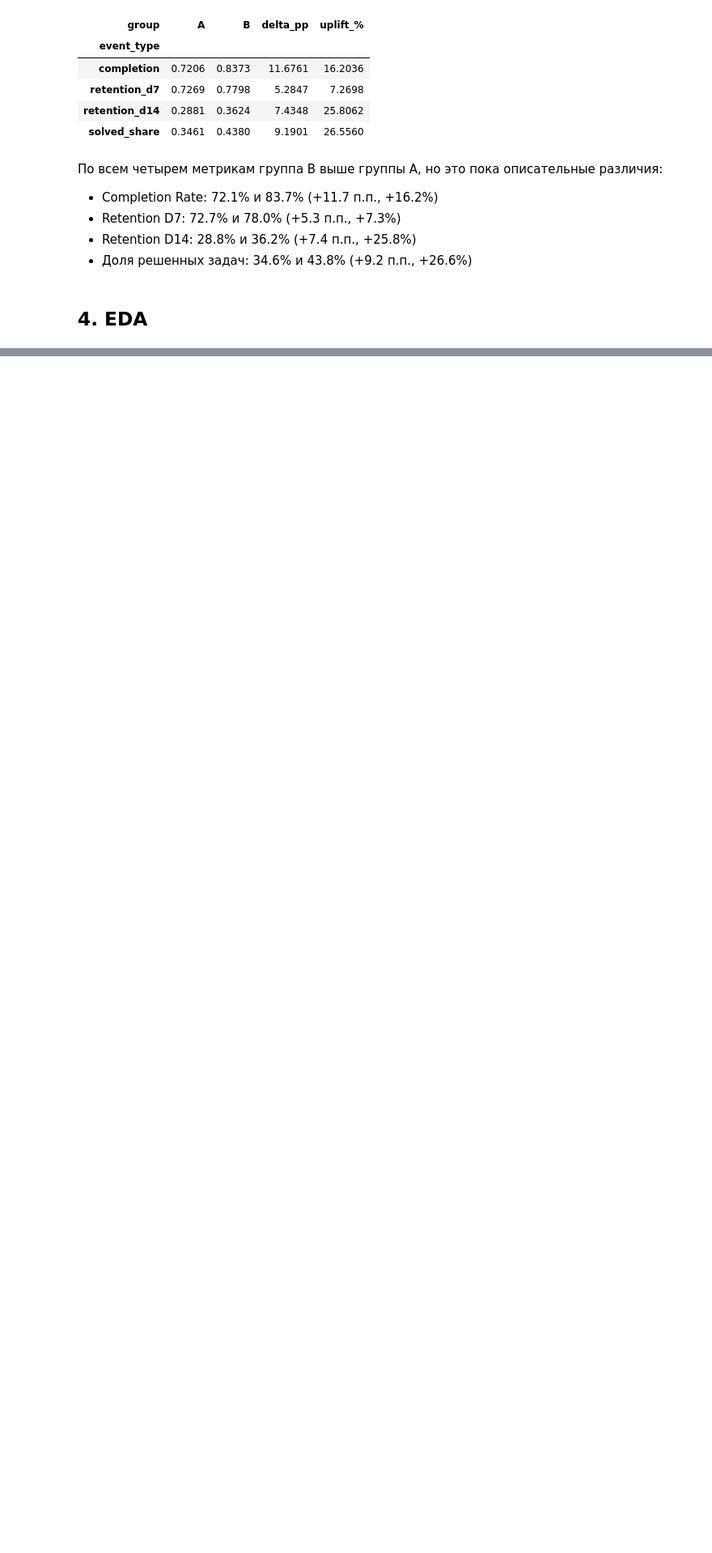
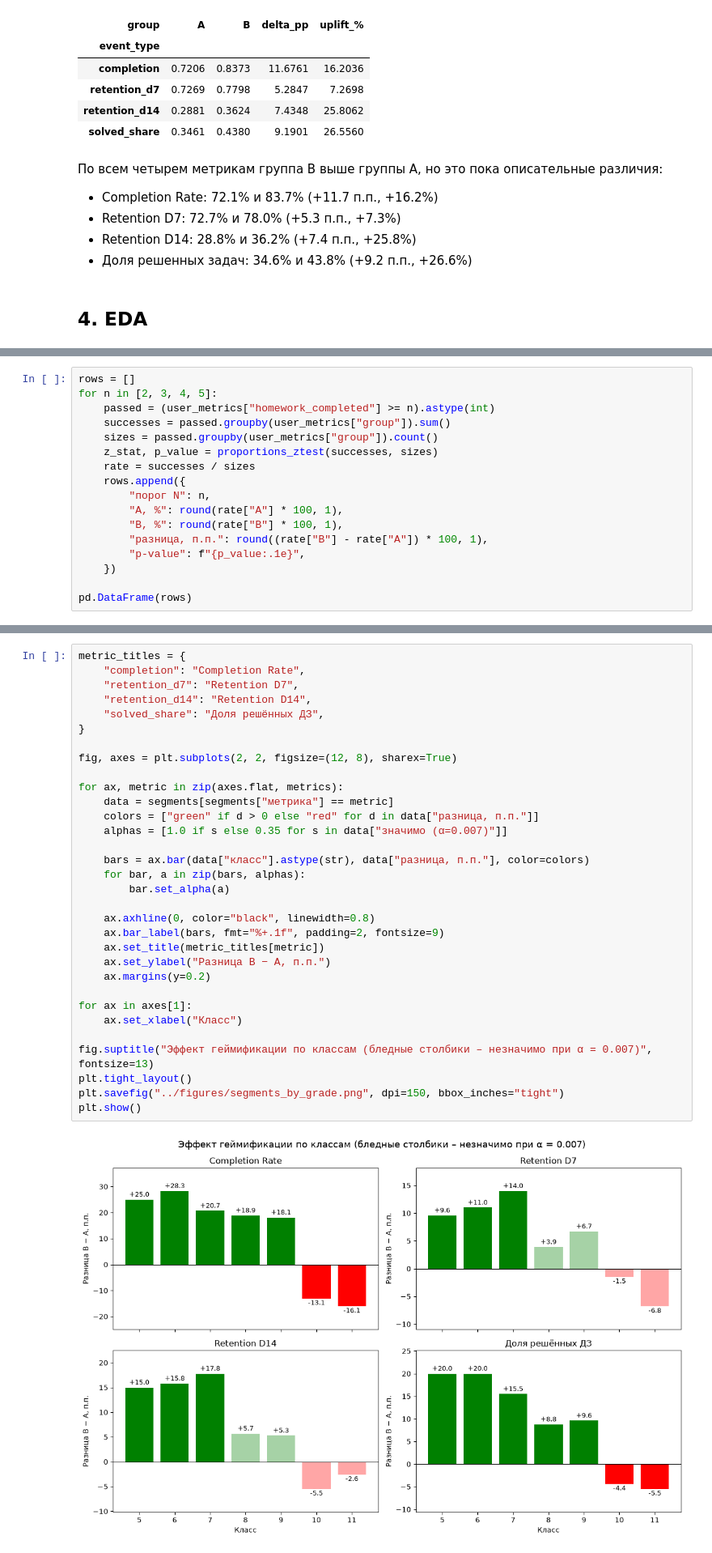
Before and after one commit to aleksandr-klushin/gamification-ab, a Jupyter notebook: notebooks/ab_test_analysis.ipynb, the cells around one changed output, grey strips where cells are left out. Shown at 81% size. Cells and saved outputs as stored; diff of their text form; blank space fills up the shorter version.

```diff
--- a/notebooks/ab_test_analysis.ipynb
+++ b/notebooks/ab_test_analysis.ipynb
@@ -397,0 +631,17 @@ summary.round(4)
+# %%
+rows = []
+for n in [2, 3, 4, 5]:
+    passed = (user_metrics["homework_completed"] >= n).astype(int)
+    successes = passed.groupby(user_metrics["group"]).sum()
+    sizes = passed.groupby(user_metrics["group"]).count()
+    z_stat, p_value = proportions_ztest(successes, sizes)
+    rate = successes / sizes
+    rows.append({
+        "порог N": n,
+        "A, %": round(rate["A"] * 100, 1),
+        "B, %": round(rate["B"] * 100, 1),
+        "разница, п.п.": round((rate["B"] - rate["A"]) * 100, 1),
+        "p-value": f"{p_value:.1e}",
+    })
+
+pd.DataFrame(rows)
@@ -397,0 +724,34 @@ summary.round(4)
+# %%
+metric_titles = {
+    "completion": "Completion Rate",
+    "retention_d7": "Retention D7",
+    "retention_d14": "Retention D14",
+    "solved_share": "Доля решённых ДЗ",
+}
+
+fig, axes = plt.subplots(2, 2, figsize=(12, 8), sharex=True)
+
+for ax, metric in zip(axes.flat, metrics):
+    data = segments[segments["метрика"] == metric]
+    colors = ["green" if d > 0 else "red" for d in data["разница, п.п."]]
+    alphas = [1.0 if s else 0.35 for s in data["значимо (α=0.007)"]]
+
+    bars = ax.bar(data["класс"].astype(str), data["разница, п.п."], color=colors)
+    for bar, a in zip(bars, alphas):
+        bar.set_alpha(a)
+
+    ax.axhline(0, color="black", linewidth=0.8)
+    ax.bar_label(bars, fmt="%+.1f", padding=2, fontsize=9)
+    ax.set_title(metric_titles[metric])
+    ax.set_ylabel("Разница B − A, п.п.")
+    ax.margins(y=0.2)
+
+for ax in axes[1]:
+    ax.set_xlabel("Класс")
+
+fig.suptitle("Эффект геймификации по классам (бледные столбики – незначимо при α = 0.007)", fontsize=13)
+plt.tight_layout()
+plt.savefig("../figures/segments_by_grade.png", dpi=150, bbox_inches="tight")
+plt.show()
+# %% [output]
+[figure, added]
```
Also changed, not shown: parts of 41 cells of this notebook, 2 other files.
